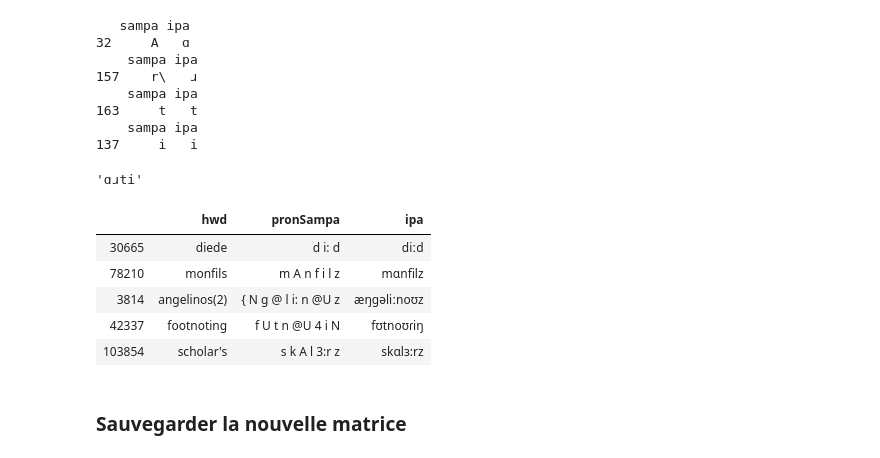
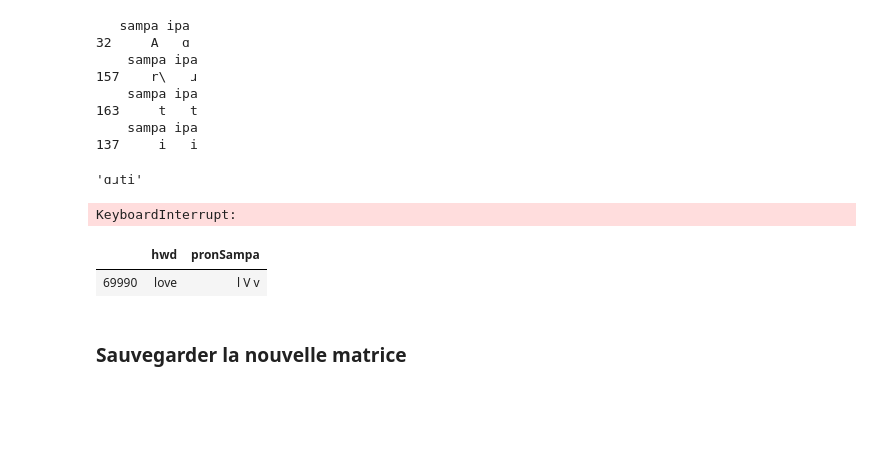
Before and after one commit to qLachaussee/Analyse_non_numerique, a Jupyter notebook: notebook/pandasTricks.ipynb, the cells around one changed output. Drawn from its saved outputs; the diff is of its cells as text; code cells hidden in the pictures; blank space fills up the shorter version.

```diff
--- a/notebook/pandasTricks.ipynb
+++ b/notebook/pandasTricks.ipynb
@@ -181,18 +182,16 @@ sampa2ipa("A r\ t i",dfMappingSampaIpa)
 # %% [output]
 'ɑɹti'
 # %%
-dfDicoBigiRich = dfDicoBigi.sample(n=1000).copy()
+dfDicoBigiRich = dfDicoBigi.copy()
 
 dfDicoBigiRich['ipa'] = dfDicoBigiRich.apply(lambda x: sampa2ipa(x['pronSampa'], dfMappingSampaIpa),1)
+# %% [output]
+KeyboardInterrupt:
-# %%
-dfDicoBigiRich.sample(n=5)
-# %% [output]
-|  | hwd | pronSampa | ipa |
-| 30665 | diede | d i: d | diːd |
-| 78210 | monfils | m A n f i l z | mɑnfilz |
-| 3814 | angelinos(2) | { N g @ l i: n @U z | æŋgəliːnoʊz |
-| 42337 | footnoting | f U t n @U 4 i N | fʊtnoʊɾiŋ |
-| 103854 | scholar's | s k A l 3:r z | skɑlɜ:rz |
+# %%
+dfDicoBigi[dfDicoBigi.hwd=='love']
+# %% [output]
+|  | hwd | pronSampa |
+| 69990 | love | l V v |
 # %% [markdown]
 ### Sauvegarder la nouvelle matrice
 # %%
```
Also changed, not shown: parts of 5 cells of this notebook, 3 other files.
